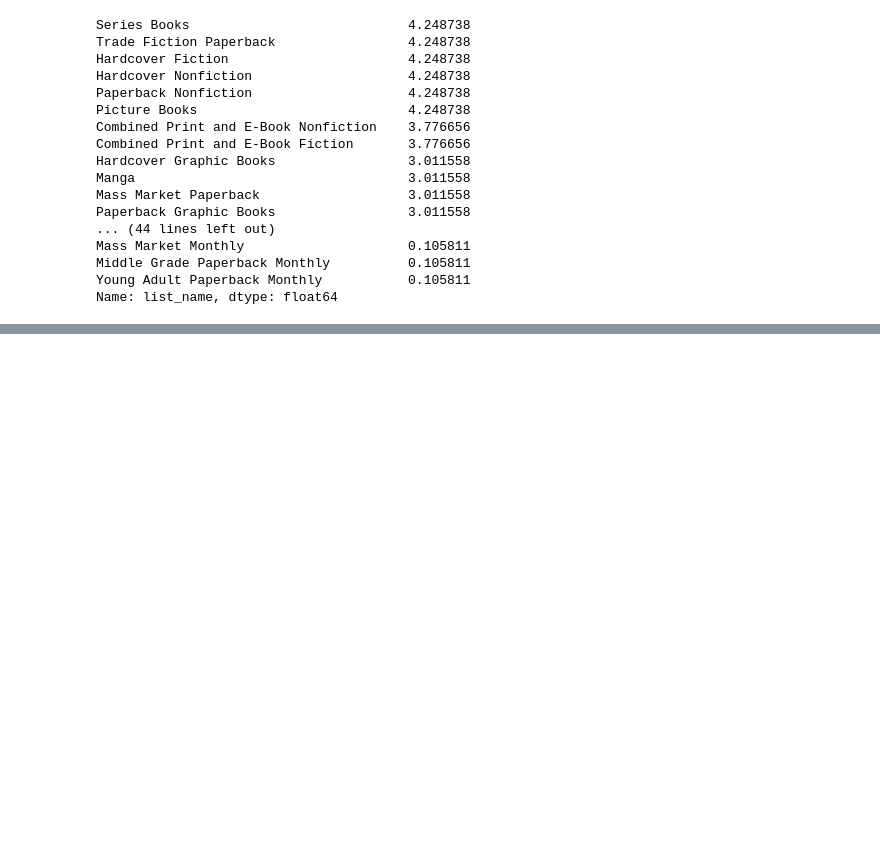
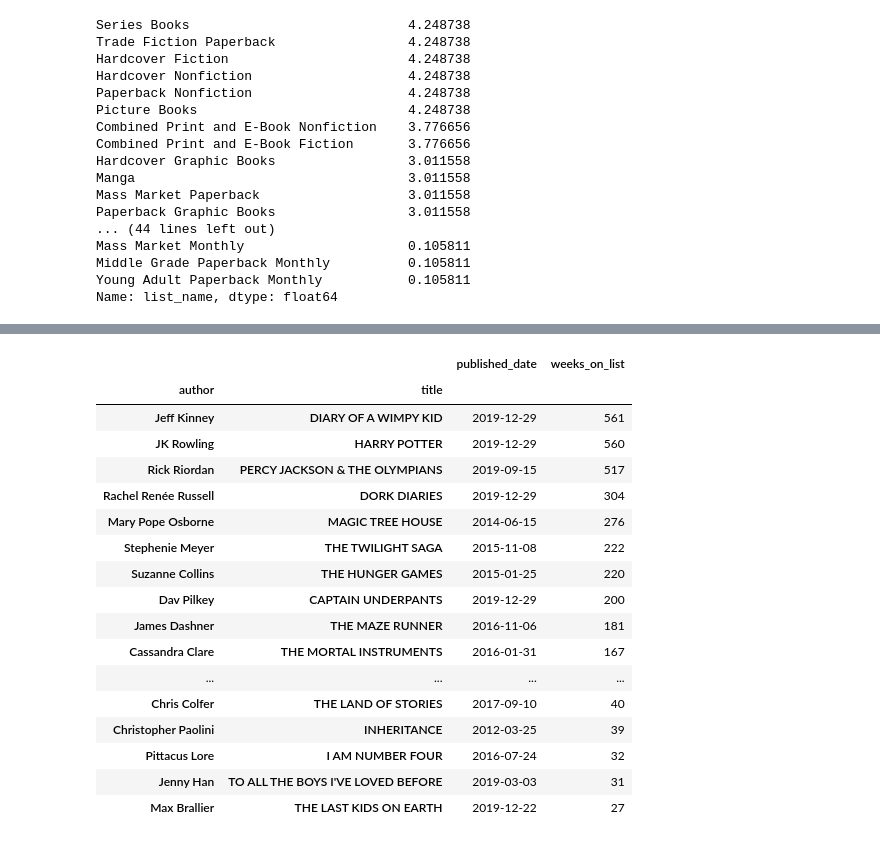
Before and after one commit to ArthurLimaMoreira/An-lise-de-dados---The-New-York-Times-Best-Sellers, a Jupyter notebook: Best Sellers 2010-2019 The New York Times.ipynb, the cells around one changed output, grey strips where cells are left out. Drawn from its saved outputs; the diff is of its cells as text; code cells hidden in the pictures; blank space fills up the shorter version.

```diff
--- a/Best Sellers 2010-2019 The New York Times.ipynb
+++ b/Best Sellers 2010-2019 The New York Times.ipynb
@@ -93,0 +126,27 @@ Name: list_name, dtype: float64
+# %%
+autores_series = classe_series[['published_date', 'author', 'title', 'weeks_on_list']].groupby(['author', 'title']).max()
+autores_series = autores_series.sort_values(['weeks_on_list'], ascending=False)
+#display(autores_series.head(50))
+
+#   SELECIONANDO OS MAIS VENDIDOS QUE PERMANECERAM NA LISTA POR MAIS DE 6 MESES (26 SEMANAS)
+autores_series = autores_series.head(38)
+display(autores_series)
+# %% [output]
+|  |  | published_date | weeks_on_list |
+| author | title |  |  |
+| Jeff Kinney | DIARY OF A WIMPY KID | 2019-12-29 | 561 |
+| JK Rowling | HARRY POTTER | 2019-12-29 | 560 |
+| Rick Riordan | PERCY JACKSON & THE OLYMPIANS | 2019-09-15 | 517 |
+| Rachel Renée Russell | DORK DIARIES | 2019-12-29 | 304 |
+| Mary Pope Osborne | MAGIC TREE HOUSE | 2014-06-15 | 276 |
+| Stephenie Meyer | THE TWILIGHT SAGA | 2015-11-08 | 222 |
+| Suzanne Collins | THE HUNGER GAMES | 2015-01-25 | 220 |
+| Dav Pilkey | CAPTAIN UNDERPANTS | 2019-12-29 | 200 |
+| James Dashner | THE MAZE RUNNER | 2016-11-06 | 181 |
+| Cassandra Clare | THE MORTAL INSTRUMENTS | 2016-01-31 | 167 |
+| ... | ... | ... | ... |
+| Chris Colfer | THE LAND OF STORIES | 2017-09-10 | 40 |
+| Christopher Paolini | INHERITANCE | 2012-03-25 | 39 |
+| Pittacus Lore | I AM NUMBER FOUR | 2016-07-24 | 32 |
+| Jenny Han | TO ALL THE BOYS I'VE LOVED BEFORE | 2019-03-03 | 31 |
+| Max Brallier | THE LAST KIDS ON EARTH | 2019-12-22 | 27 |
```
Also changed, not shown: parts of 5 cells of this notebook.
